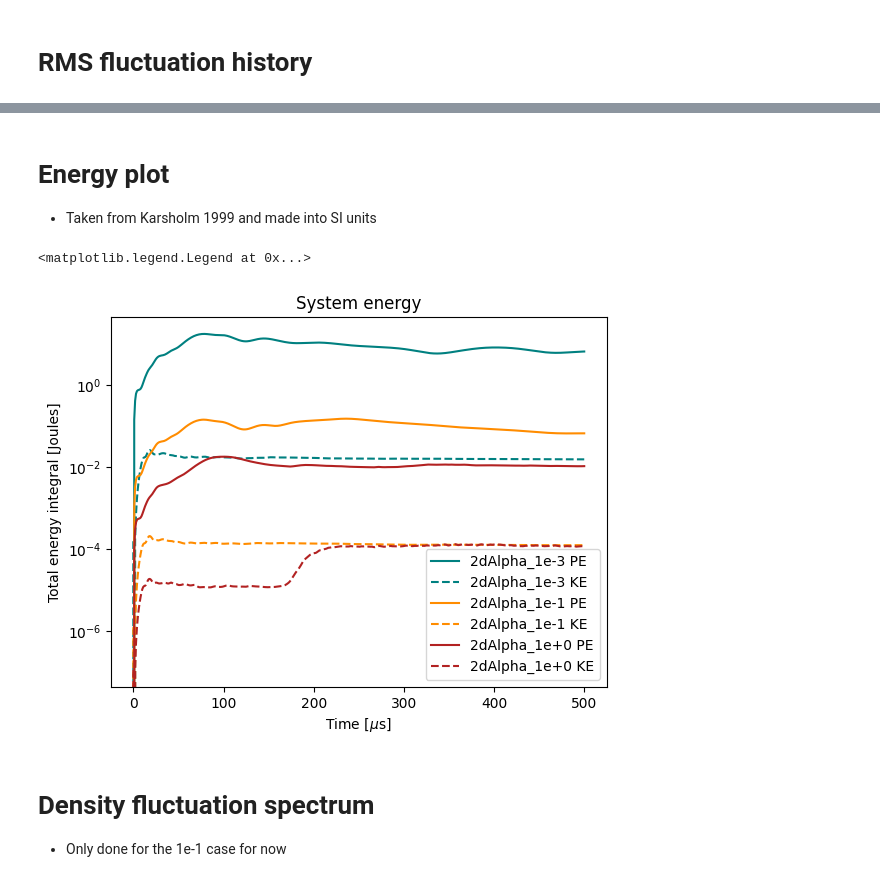
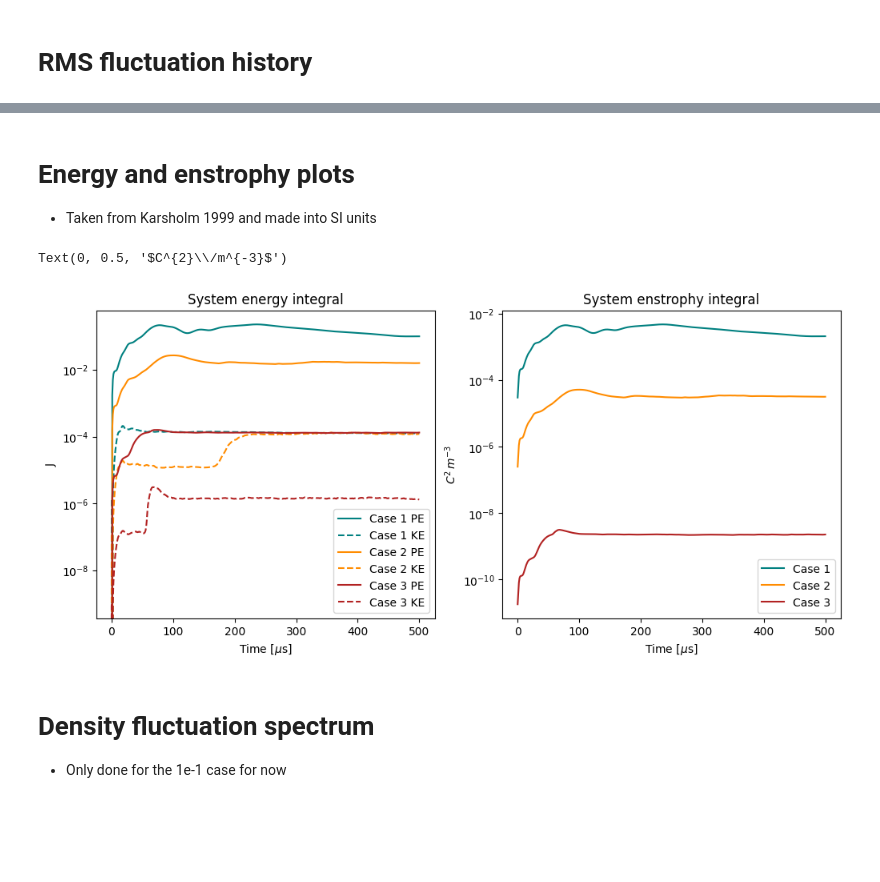
Before and after one commit to mikekryjak/neptune-docs, a Jupyter notebook: 2024-02-01 - Interim results.ipynb, the cells around one changed output, grey strips where cells are left out. Cells and saved outputs as stored; diff of their text form; code cells hidden in the pictures; blank space fills up the shorter version.

```diff
--- a/2024-02-01 - Interim results.ipynb
+++ b/2024-02-01 - Interim results.ipynb
@@ -122,0 +154,16 @@ dict_keys(['2dAlpha_1e-1', '2dAlpha_1e-3', '2dAlpha_1e+0'])
+# %%
+fig, ax = plt.subplots(1, dpi = 100, figsize = (5,5))
+
+
+for name in cases:
+    ds = cases[name].ds
+    ax.plot(ds["t"] * 1e6, ds["cvode_last_step"] / ds.metadata["Omega_ci"] * 1e6, label = name)
+    # /axes[1].plot(ds["t"] * 1e6, ds["wtime"])
+
+ax.set_title("Last solver timestep")
+ax.set_ylabel("Solver timestep [us]")
+
+ax.set_yscale("log")
+ax.grid()
+ax.legend()
+ax.set_xlabel("Simulation time [us]")
@@ -160,5 +227,5 @@ Text(0, 0.5, 'Normalised RMS')
 # %% [markdown]
-# Energy plot
+# Energy and enstrophy plots
 - Taken from Karsholm 1999 and made into SI units
 # %%
 for case in cases:
@@ -166,23 +233,38 @@ for case in cases:
 # %%
-fig, ax = plt.subplots()
+fig, axes = plt.subplots(1,2, figsize=(12,5))
 
 colors = ["teal", "darkorange", "firebrick"]
+
+ax = axes[0]
 for i, name in enumerate(cases):
     ds = cases[name].ds
 
-    ax.plot(ds["t"] * 1e6, ds["PE"], label = f"{name} PE", c = colors[i], ls = "-")
-    ax.plot(ds["t"] * 1e6, ds["KE"], label = f"{name} KE", c = colors[i], ls = "--")
+    ax.plot(ds["t"] * 1e6, ds["PE"], label = f"Case {i+1} PE", c = colors[i], ls = "-")
+    ax.plot(ds["t"] * 1e6, ds["KE"], label = f"Case {i+1} KE", c = colors[i], ls = "--")
 
 
-ax.set_yscale("log")
-ax.set_ylabel("Total energy integral [Joules]")
-ax.set_xlabel(r"Time [$\mu$s]")
-ax.set_title("System energy")
 
-ax.legend()
+ax.set_ylabel("J")
+
+ax.set_title("System energy integral")
+
+
+ax = axes[1]
+for i, name in enumerate(cases):
+    ds = cases[name].ds
+
+    ax.plot(ds["t"] * 1e6, ds["W"], label = f"Case {i+1}", c = colors[i], ls = "-")
+
+for ax in axes:
+    ax.set_xlabel(r"Time [$\mu$s]")
+    ax.legend()
+    ax.set_yscale("log")
+
+ax.set_title("System enstrophy integral")
+ax.set_ylabel("$C^{2}\/m^{-3}$")
 # %% [output]
-<matplotlib.legend.Legend at 0x...>
+Text(0, 0.5, '$C^{2}\\/m^{-3}$')
-[figure, old version]
+[figure, new version]
 # %% [markdown]
 # Density fluctuation spectrum
 - Only done for the 1e-1 case for now
```
Also changed, not shown: parts of 18 cells of this notebook, 1 other file.
